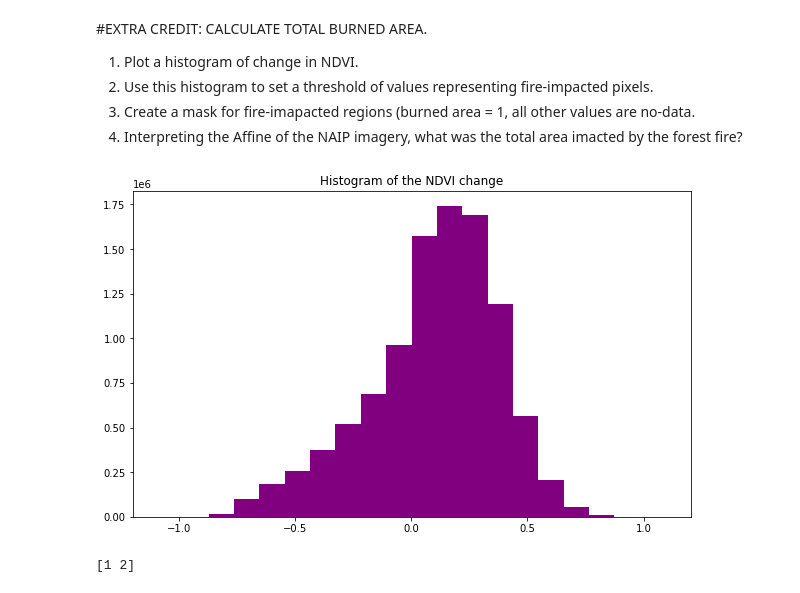
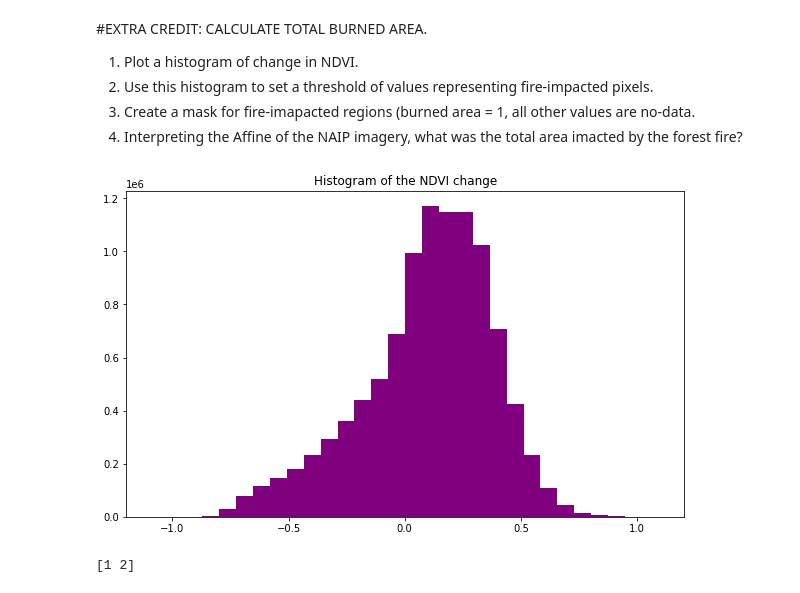
Before and after one commit to heyjoekim/EnvDatSci22, a Jupyter notebook: CodeSprints/RasterData101.ipynb, the cells around one changed output. Saved outputs shown, nothing was run; the diff lists cells and outputs as text; code cells hidden in the pictures.

```diff
--- a/CodeSprints/RasterData101.ipynb
+++ b/CodeSprints/RasterData101.ipynb
@@ -665,11 +665,12 @@ The DivergingNorm class was deprecated in Matplotlib 3.2 and will be removed two
 # %%
 # Plot histogram
 ep.hist(NDVI_change,
         figsize=(10, 6),
+        bins=30,
         title="Histogram of the NDVI change")
 plt.show()
 # %% [output]
-[figure, old version]
+[figure, new version]
 # %%
 # create bins using delta NDVI of -0.4 as burn line
 burn_bins = [NDVI_change.min(), -0.4, np.inf]
```
